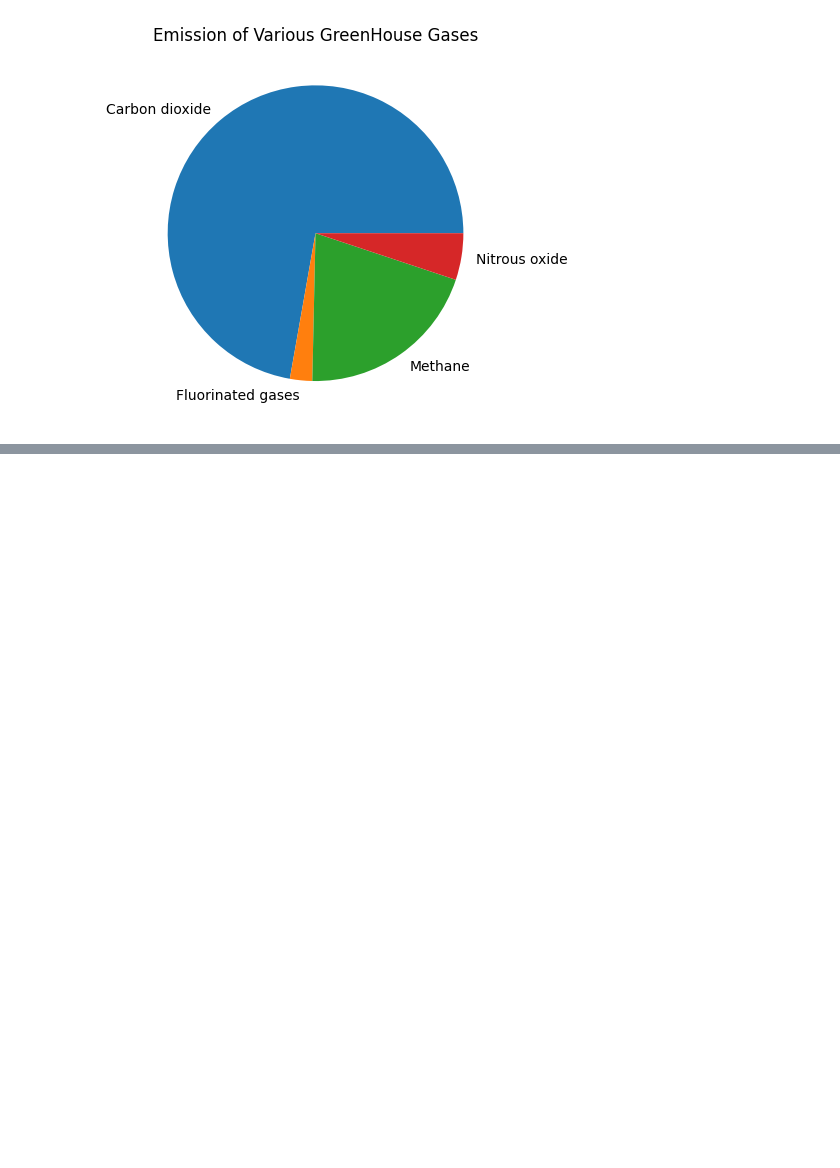
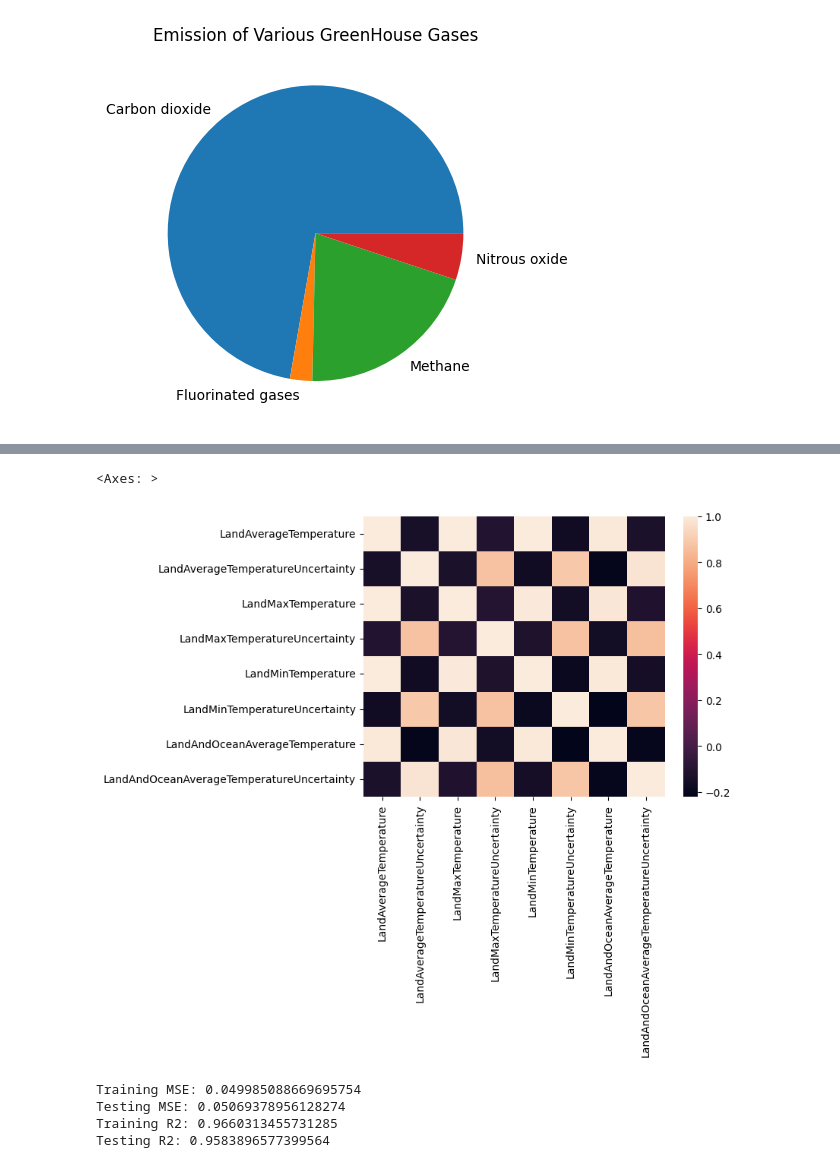
Before and after one commit to Sreemontidb/Project-1, a Jupyter notebook: global-warming.ipynb, the cells around one changed output, grey strips where cells are left out. Drawn from its saved outputs; the diff is of its cells as text; code cells hidden in the pictures; blank space fills up the shorter version.

```diff
--- a/global-warming.ipynb
+++ b/global-warming.ipynb
@@ -402,0 +412,34 @@ plt.show()
+# %%
+sns.heatmap(new_glo_temp.corr())
+# %% [output]
+<Axes: >
+[figure, added]
+# %%
+#Train Linear Regression Model
+X = new_glo_temp.iloc[:, :-2]
+y = new_glo_temp.iloc[:, [6,7]]
+
+X_train, X_test, y_train, y_test = train_test_split(X, y, test_size=0.2, random_state=42)
+
+model = LinearRegression()
+model.fit(X_train, y_train)
+
+# Make predictions
+y_pred_train = model.predict(X_train)
+y_pred_test = model.predict(X_test)
+
+# Evaluate the model
+train_mse = mean_squared_error(y_train, y_pred_train)
+test_mse = mean_squared_error(y_test, y_pred_test)
+train_r2 = r2_score(y_train, y_pred_train)
+test_r2 = r2_score(y_test, y_pred_test)
+
+print("Training MSE:", train_mse)
+print("Testing MSE:", test_mse)
+print("Training R2:", train_r2)
+print("Testing R2:", test_r2)
+# %% [output]
+Training MSE: 0.049985088669695754
+Testing MSE: 0.05069378956128274
+Training R2: 0.9660313455731285
+Testing R2: 0.9583896577399564
```
Also changed, not shown: parts of 5 cells of this notebook.
